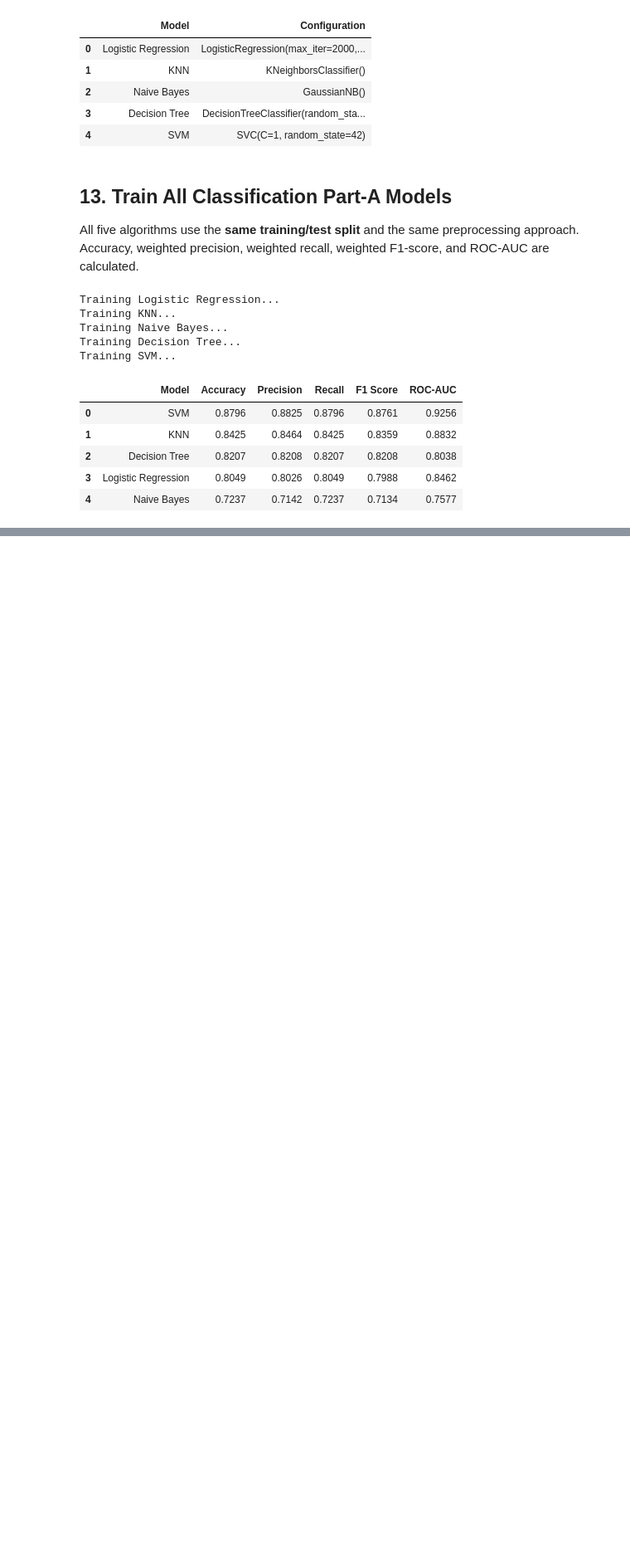
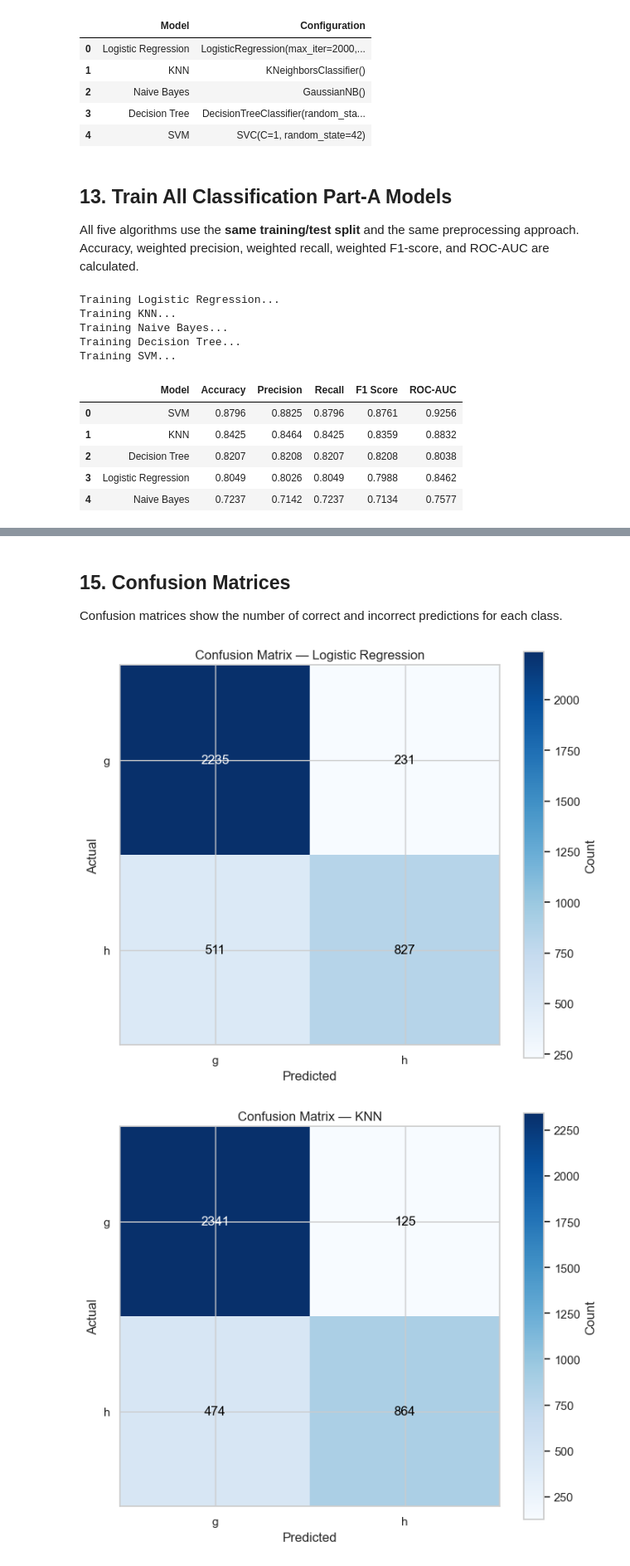
Before and after one commit to AdithyaPrasad-pro/Review1-PREDICTORS, a Jupyter notebook: Classification_Telescope.ipynb, the cells around one changed output, grey strips where cells are left out. Shown at 83% size. Saved outputs shown, nothing was run; the diff lists cells and outputs as text; code cells hidden in the pictures; blank space fills up the shorter version.

Commit message:
Add classification evaluation
Add classification evaluation

```diff
--- a/Classification_Telescope.ipynb
+++ b/Classification_Telescope.ipynb
@@ -632,0 +643,16 @@ Training SVM...
+# %%
+for name, model in trained_classification_models.items():
+
+    predictions = model.predict(X_test_cls)
+
+    print("=" * 70)
+    print(name)
+    print("=" * 70)
+
+    print(
+        classification_report(
+            y_test_cls,
+            predictions,
+            zero_division=0
+        )
+    )
@@ -632,0 +677,39 @@ Training SVM...
+# %% [markdown]
+## 15. Confusion Matrices
+
+Confusion matrices show the number of correct and incorrect predictions for each class.
+# %%
+for name, model in trained_classification_models.items():
+
+    predictions = model.predict(X_test_cls)
+
+    cm = confusion_matrix(
+        y_test_cls,
+        predictions,
+        labels=model.classes_
+    )
+
+    plt.figure(figsize=(7, 6))
+    plt.imshow(cm, interpolation="nearest", cmap="Blues")
+    plt.title(f"Confusion Matrix — {name}")
+    plt.colorbar(label="Count")
+    tick_marks = np.arange(len(model.classes_))
+    plt.xticks(tick_marks, model.classes_)
+    plt.yticks(tick_marks, model.classes_)
+    plt.xlabel("Predicted")
+    plt.ylabel("Actual")
+
+    threshold = cm.max() / 2.0
+    for i in range(cm.shape[0]):
+        for j in range(cm.shape[1]):
+            plt.text(
+                j, i, str(cm[i, j]),
+                ha="center", va="center",
+                color="white" if cm[i, j] > threshold else "black"
+            )
+
+    plt.tight_layout()
+    plt.show()
+# %% [output]
+[figure, added]
+[figure, added]
```
Also changed, not shown: parts of 5 cells of this notebook.
